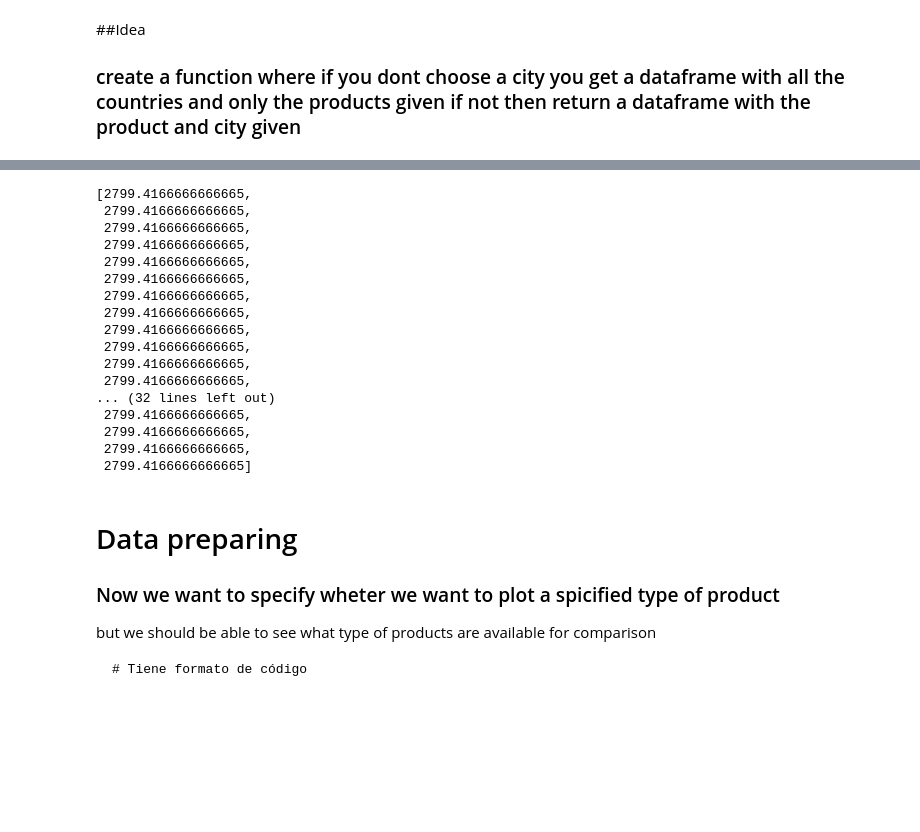
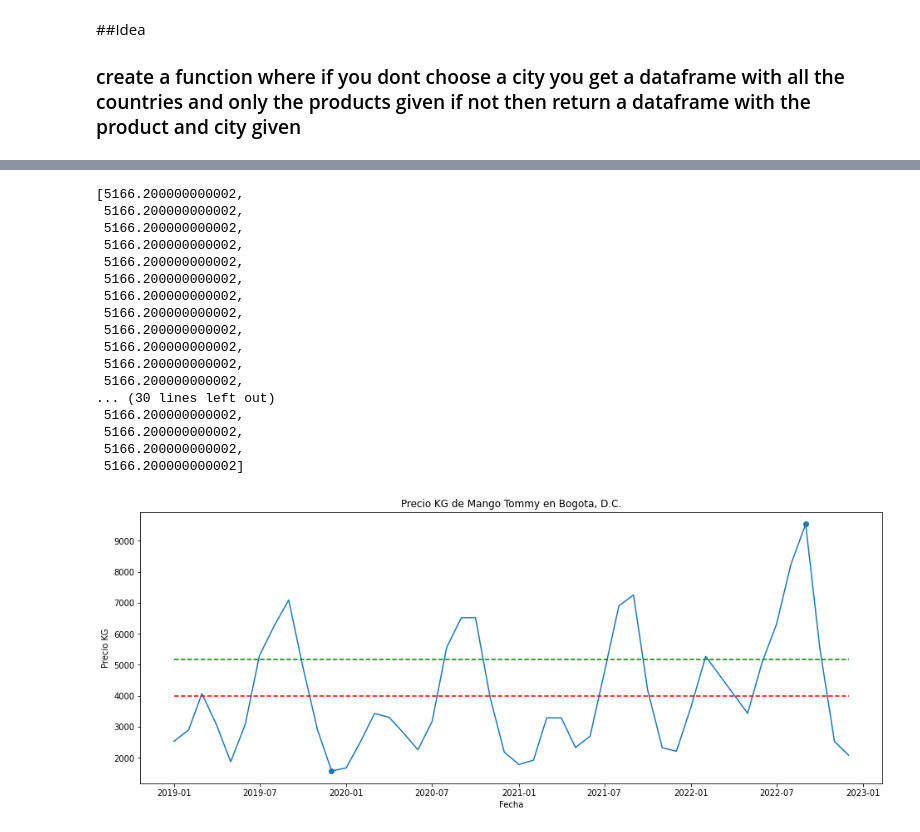
Before and after one commit to RioDeMilo/RETAIL-PRICES-COLOMBIA, a Jupyter notebook: IPC1823.ipynb, the cells around one changed output, grey strips where cells are left out. Saved outputs shown, nothing was run; the diff lists cells and outputs as text; code cells hidden in the pictures; blank space fills up the shorter version.

````diff
--- a/IPC1823.ipynb
+++ b/IPC1823.ipynb
@@ -294,6 +285,0 @@ Text(0.5, 1.0, 'Precio KG de Pechuga de pollo  en Bogota, D.C.')
-# %%
-# we are getting now the min and max values of the kg price the product that we are searching in bogota
-# but only the price does not tell much about the month or where you caan find those
-p_min =dfpc['Precio KG'].min()
-p_max = dfpc['Precio KG'].max()
-print(p_min,p_max)
@@ -328,33 +307,48 @@ y_avg = [np.mean(y)] * len(x)
 # now we need a new line but with the mean value of the year 2022 but that crosses the entire year
 y_22 = dfpc.loc["2022":"2023","Precio KG"]
 y_avg22=[np.mean(y_22)]* len(x)
+# %%
+# this proof that this linnne of code will change be a range of values that are all the same average and has a lenght of a specified array
+[np.mean(y_avg22)]* len(x)
+# %% [output]
+[5166.200000000002,
+ 5166.200000000002,
+ 5166.200000000002,
+ 5166.200000000002,
+ 5166.200000000002,
+ 5166.200000000002,
+ 5166.200000000002,
+ 5166.200000000002,
+ 5166.200000000002,
+ 5166.200000000002,
+ 5166.200000000002,
+ 5166.200000000002,
+... (30 lines left out)
+ 5166.200000000002,
+ 5166.200000000002,
+ 5166.200000000002,
+ 5166.200000000002]
 # %%
 y_avg22 = dfpc.loc["2022":"2023","Precio KG"]
-# %%
-[np.mean(y_avg22)]* len(x)
-# %% [output]
-[2799.4166666666665,
- 2799.4166666666665,
- 2799.4166666666665,
- 2799.4166666666665,
- 2799.4166666666665,
- 2799.4166666666665,
- 2799.4166666666665,
- 2799.4166666666665,
- 2799.4166666666665,
- 2799.4166666666665,
- 2799.4166666666665,
- 2799.4166666666665,
-... (32 lines left out)
- 2799.4166666666665,
- 2799.4166666666665,
- 2799.4166666666665,
- 2799.4166666666665]
-# %% [markdown]
-# Data preparing
-### Now we want to specify wheter we want to plot a spicified type of product
-but we should be able to see what type of products are available for comparison
-
-```
-# Tiene formato de código
-```
+# %%
+# here i noted that is is first necessary to call the size of the figure general atrubites like the x annd y labels
+# and then set every plot that we wanted
+x = dfpc.index
+y = dfpc['Precio KG']
+xs = point.index
+ys = point['Precio KG']
+point = dfpc[(dfpc['Precio KG'] == p_min) + (dfpc['Precio KG'] == p_max)]
+y_avg = [np.mean(y)] * len(x)
+y_22 = dfpc.loc["2022":"2023","Precio KG"]
+y_avg22=[np.mean(y_22)]* len(x)
+plt.figure(figsize=(16,6))
+plt.title(t)
+plt.xlabel('Fecha')
+plt.ylabel('Precio KG')
+plt.plot(x, y)
+plt.scatter(xs,ys)
+plt.plot(x, y_avg, color='red', ls='--')
+plt.plot(x,y_avg22, color="green",ls="--")
+plt.show()
+# %% [output]
+[figure, added]
````
Also changed, not shown: parts of 19 cells of this notebook.
